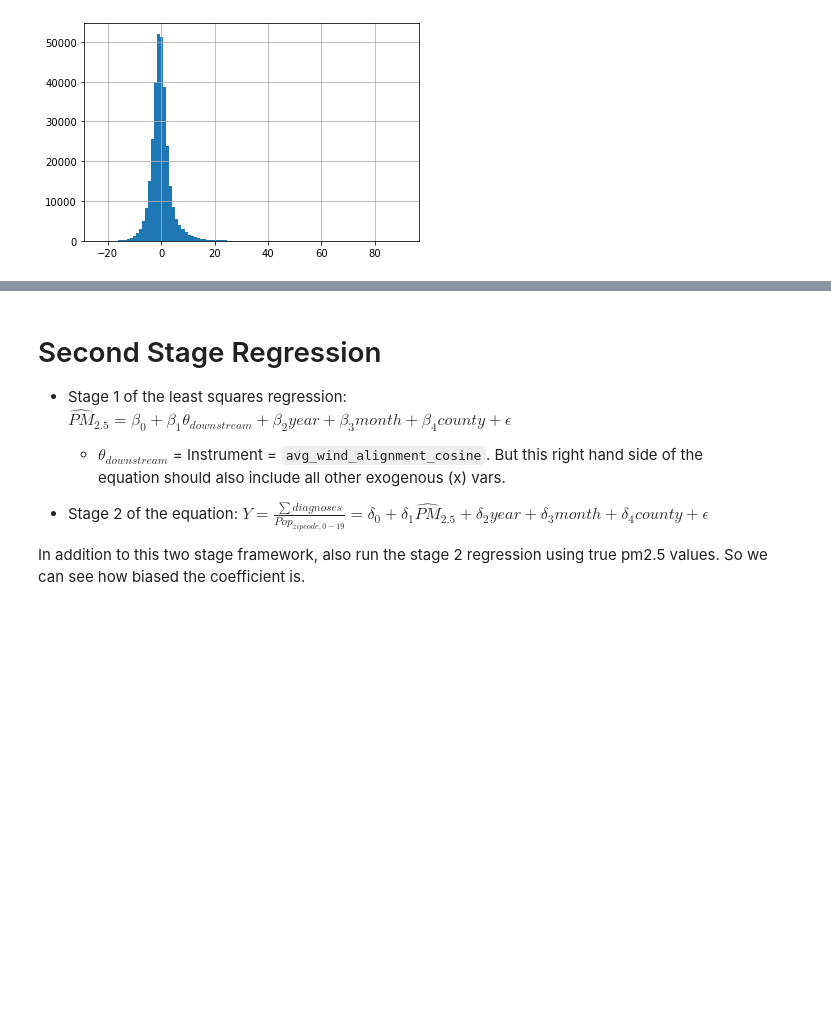
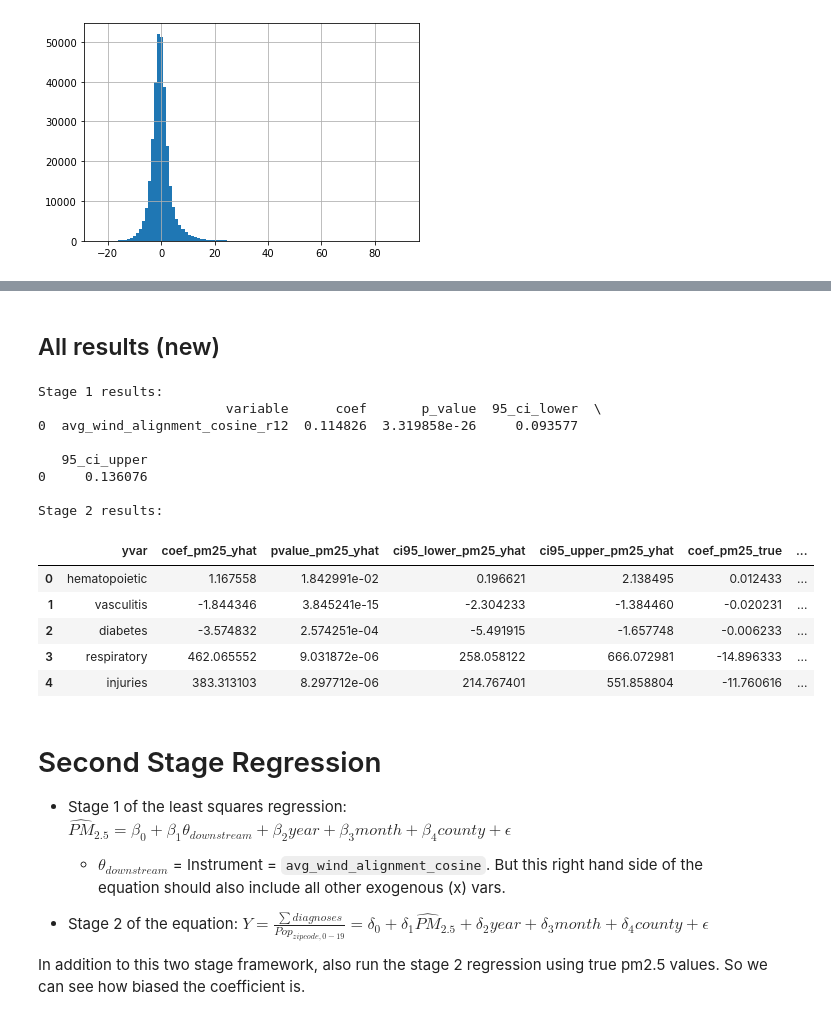
Before and after one commit to mattslyons/JLPS_capstone_project, a Jupyter notebook: modeling/anand_backup/2sls_ap_10-29-clean.ipynb, the cells around one changed output, grey strips where cells are left out. Drawn from its saved outputs; the diff is of its cells as text; code cells hidden in the pictures; blank space fills up the shorter version.

```diff
--- a/modeling/anand_backup/2sls_ap_10-29-clean.ipynb
+++ b/modeling/anand_backup/2sls_ap_10-29-clean.ipynb
@@ -855,7 +855,20 @@ Get data into right model form. Listing the various fixed effects combinations w
 Based on which windows you use for prediction's IV, the pm2.5 target, and health outcome target, filter out the rows with nulls in them now before forming the X matrix.
 # %%
 # filter out df_3 based on our windows for IV and health outcome:
+df_model = df_3
+
+IV_lead = 'r12' # define lead time for IV: 'last_month', 'r6', 'r9', 'r12'
+
+HO_lag = 'cent12' # define lag time for Health Outcome:
 
 # IV options: 1 month, 6 months, 9 months, 12 months
+IV_window_col = [f'pm25{"_" + IV_lead}']
 
 # health outcome options (fwd or cent): 1 month, 3 months, 6 months, 12 months
+health_outcome_window_col = [f'y_injuries{"_" + HO_lag}']
+
+filter_cols = IV_window_col + health_outcome_window_col
+
+df_model = df_model.dropna(subset=filter_cols)
+
+df_model.isna().sum()[df_model.isna().sum() > 0]
@@ -910,0 +1001,6 @@ resids_and_fitted['resids'].hist(bins=100)
+# %%
+# drop instrument, and add x_hat to the X matrix
+X = X.drop(columns=predictor_name_s1)
+X['yhat_pm25'] = df_model['yhat_pm25']
+X = X[['yhat_pm25'] + [i for i in X.columns if not re.search('yhat_pm25', i)]] # put our pred pm25 in front
+X_truepm25 = pd.concat([df_model[target_name_s1], X.drop(columns='yhat_pm25')], axis = 1)
@@ -911,3 +1162,46 @@ resids_and_fitted['resids'].hist(bins=100)
+# %% [markdown]
+## All results (new)
+# %%
+all_res_yhat = [get_ols_res(x).head(1) for x in [fit2_hema, fit2_vasc, fit2_diab, fit2_resp_cardio, fit2_injuries]]
+all_res_true = [get_ols_res(x).head(1) for x in [fit2_hema_truepm25, fit2_vasc_truepm25, fit2_diab_truepm25, fit2_resp_cardio_truepm25, fit2_injuries_truepm25]]
+
+all_res_yhat = pd.concat(all_res_yhat)
+all_res_true = pd.concat(all_res_true)
+
+print("Stage 1 results:")
+print(get_ols_res(fit1).head(1))
+
+
+print("\nStage 2 results:")
+df_res = pd.DataFrame({
+  'yvar': ['hematopoietic', 'vasculitis', 'diabetes', 'respiratory', 'injuries']
+
+  ,'coef_pm25_yhat': all_res_yhat['coef'].values
+  ,'pvalue_pm25_yhat': all_res_yhat['p_value'].values
+  ,'ci95_lower_pm25_yhat': all_res_yhat['95_ci_lower'].values
+  ,'ci95_upper_pm25_yhat': all_res_yhat['95_ci_upper'].values
+
+  ,'coef_pm25_true': all_res_true['coef'].values
+  ,'pvalue_pm25_true': all_res_true['p_value'].values
+  ,'ci95_lower_pm25_true': all_res_true['95_ci_lower'].values
+  ,'ci95_upper_pm25_true': all_res_true['95_ci_upper'].values
+})
+df_res
+# %% [output]
+Stage 1 results:
+                        variable      coef       p_value  95_ci_lower  \
+0  avg_wind_alignment_cosine_r12  0.114826  3.319858e-26     0.093577
+
+   95_ci_upper
+0     0.136076
+
+Stage 2 results:
+|  | yvar | coef_pm25_yhat | pvalue_pm25_yhat | ci95_lower_pm25_yhat | ci95_upper_pm25_yhat | coef_pm25_true | ... |
+| 0 | hematopoietic | 1.167558 | 1.842991e-02 | 0.196621 | 2.138495 | 0.012433 | ... |
+| 1 | vasculitis | -1.844346 | 3.845241e-15 | -2.304233 | -1.384460 | -0.020231 | ... |
+| 2 | diabetes | -3.574832 | 2.574251e-04 | -5.491915 | -1.657748 | -0.006233 | ... |
+| 3 | respiratory | 462.065552 | 9.031872e-06 | 258.058122 | 666.072981 | -14.896333 | ... |
+| 4 | injuries | 383.313103 | 8.297712e-06 | 214.767401 | 551.858804 | -11.760616 | ... |
 # %% [markdown]
 # Second Stage Regression
 
```
Also changed, not shown: parts of 12 cells of this notebook.
